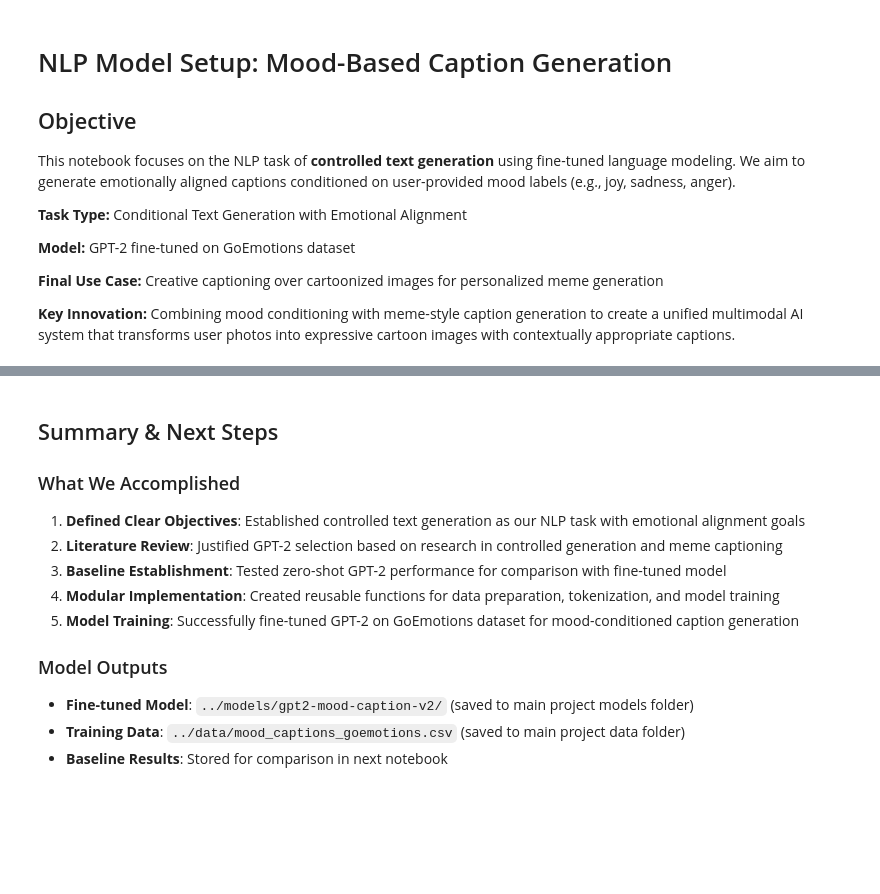
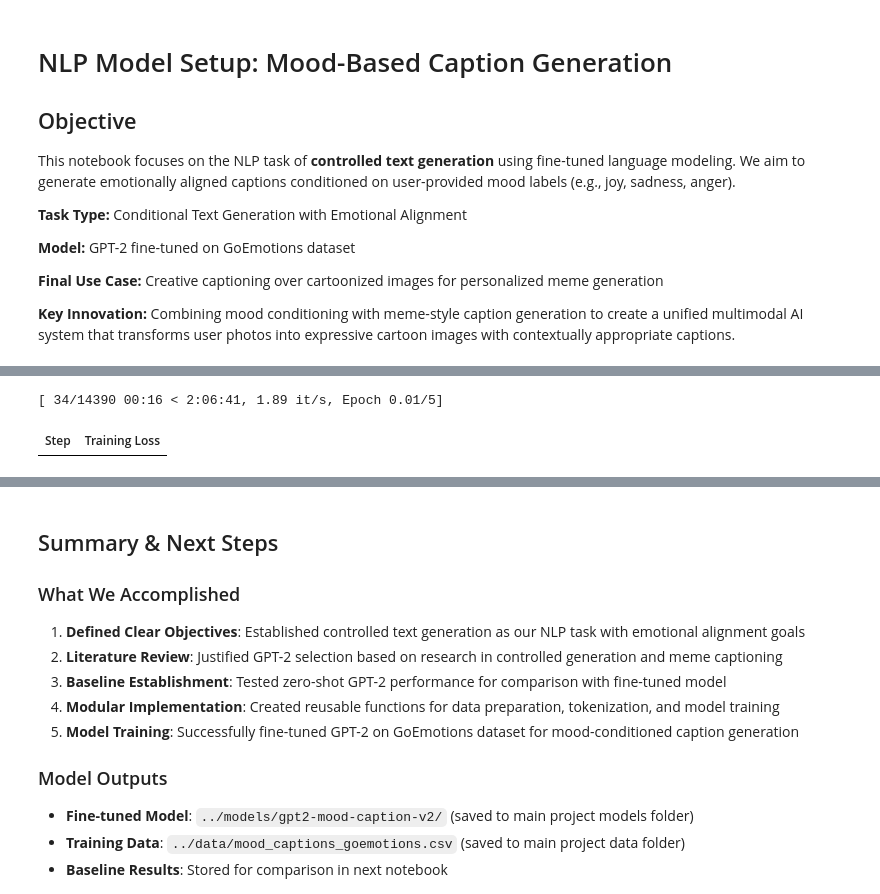
Before and after one commit to arishbukhari1/PerToon, a Jupyter notebook: scripts/2a_nlp_model_setup.ipynb, the cells around one changed output, grey strips where cells are left out. Drawn from its saved outputs; the diff is of its cells as text; code cells hidden in the pictures; blank space fills up the shorter version.

Commit message:
Update nlp notebook, refactor to various sections, add meme caption preprocessing

```diff
--- a/scripts/2a_nlp_model_setup.ipynb
+++ b/scripts/2a_nlp_model_setup.ipynb
@@ -371,0 +369,16 @@ Data preparation complete.
+# %%
+# Address class imbalance for better training
+print("=" * 50)
+print("ADDRESSING CLASS IMBALANCE")
+print("=" * 50)
+
+# Apply balancing to improve training performance
+balanced_df = balance_dataset_for_training(df, max_samples_per_emotion=1500, min_samples_per_emotion=100)
+
+# Update the dataset creation to use balanced data
+print("\n" + "=" * 50)
+print("Creating balanced training dataset...")
+dataset = create_training_dataset(balanced_df, format_type="structured")
+tokenized_dataset, tokenizer = tokenize_dataset(dataset)
+
+print("\nBalanced data preparation complete.")
@@ -478,0 +938,62 @@ KeyboardInterrupt:
+# %%
+# UPDATED TRAINING EXECUTION: Using Meme-Optimized Dataset
+
+# Configuration
+output_dir = "../models/gpt2-mood-caption-v2"
+checkpoint_dir = os.path.join(output_dir, "checkpoints")
+
+# Check for existing checkpoints to resume training
+resume_checkpoint = None
+if os.path.exists(checkpoint_dir):
+    print("Checking for existing checkpoints...")
+    available_checkpoints = list_all_checkpoints(checkpoint_dir)
+
+    if available_checkpoints:
+        print("\nFound existing checkpoints!")
+        print("Options:")
+        print("   1. Resume from latest checkpoint")
+        print("   2. Start fresh training (will overwrite checkpoints)")
+
+        # For automated execution, we'll resume from latest by default
+        resume_checkpoint = find_latest_checkpoint(checkpoint_dir)
+        print(f"\nAutomatically resuming from: {resume_checkpoint}")
+        print("(To start fresh, set resume_from_checkpoint=None)")
+    else:
+        print("No existing checkpoints found. Starting fresh training.")
+else:
+    print("No checkpoint directory found. Starting fresh training.")
+
+print("\n" + "=" * 70)
+
+# Start training with meme-optimized dataset
+try:
+    trainer = fine_tune_gpt2(
+        tokenized_dataset=training_dataset,  # Using meme-optimized dataset
+        tokenizer=training_tokenizer,        # Using meme-optimized tokenizer
+        output_dir=output_dir,
+        epochs=5,  # More epochs for better learning
+        batch_size=4,
+        learning_rate=2e-5,  # Lower learning rate for stability
+        # resume_from_checkpoint=resume_checkpoint  # Uncomment if function supports it
+    )
+
+    print("\n" + "=" * 60)
+    print("TRAINING COMPLETED SUCCESSFULLY!")
+    print("Model trained on meme-optimized dataset!")
+    print("Ready for meme caption generation.")
+    print("=" * 60)
+
+except KeyboardInterrupt:
+    print("\n" + "!" * 60)
+    print("WARNING: Training was interrupted.")
+    print("Training was interrupted. You can resume later.")
+    print("!" * 60)
+
+except Exception as e:
+    print("\n" + "!" * 60)
+    print("ERROR: Training failed.")
+    print(f"Training failed with error: {e}")
+    print("Check the checkpoint directory for partial progress.")
+    print("!" * 60)
+    raise e
+# %% [output]
@@ -478,0 +1015,2 @@ KeyboardInterrupt:
+[ 34/14390 00:16 < 2:06:41, 1.89 it/s, Epoch 0.01/5]
+| Step | Training Loss |
```
Also changed, not shown: parts of 36 cells of this notebook, 3 other files.
